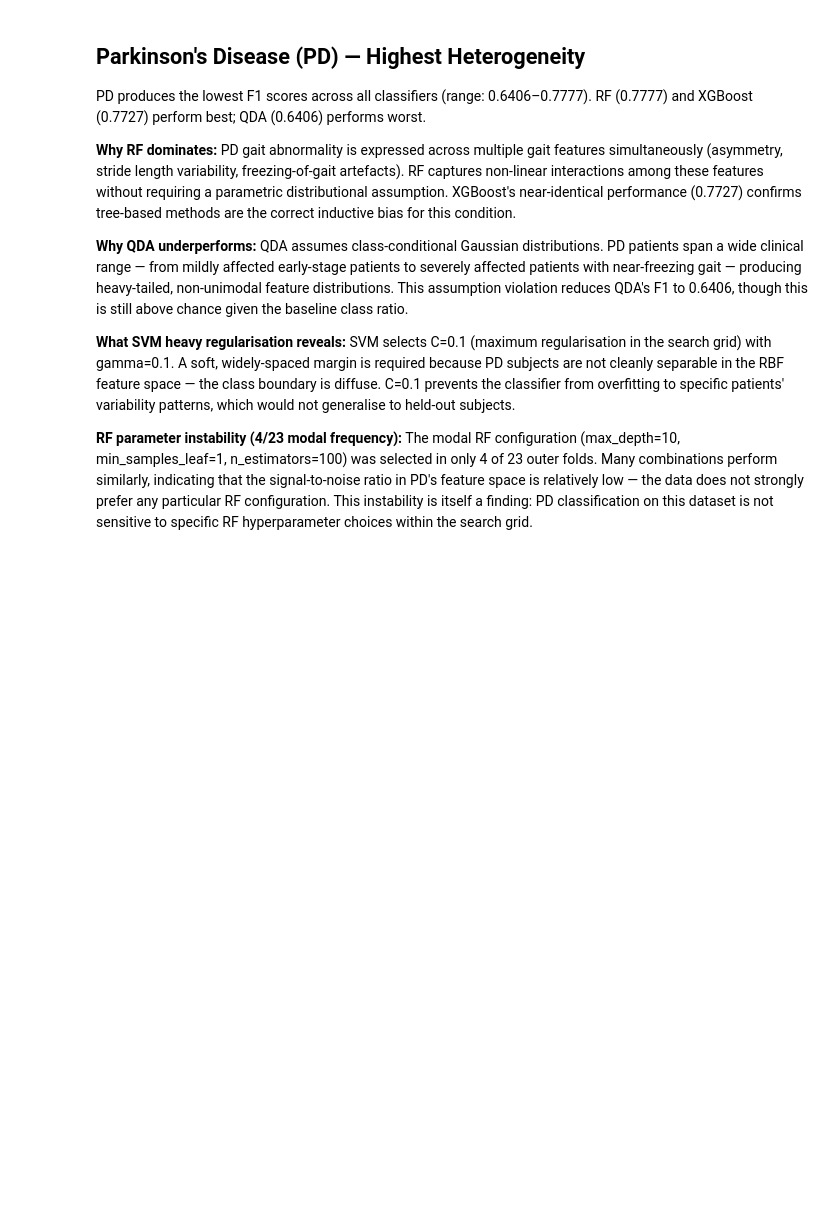
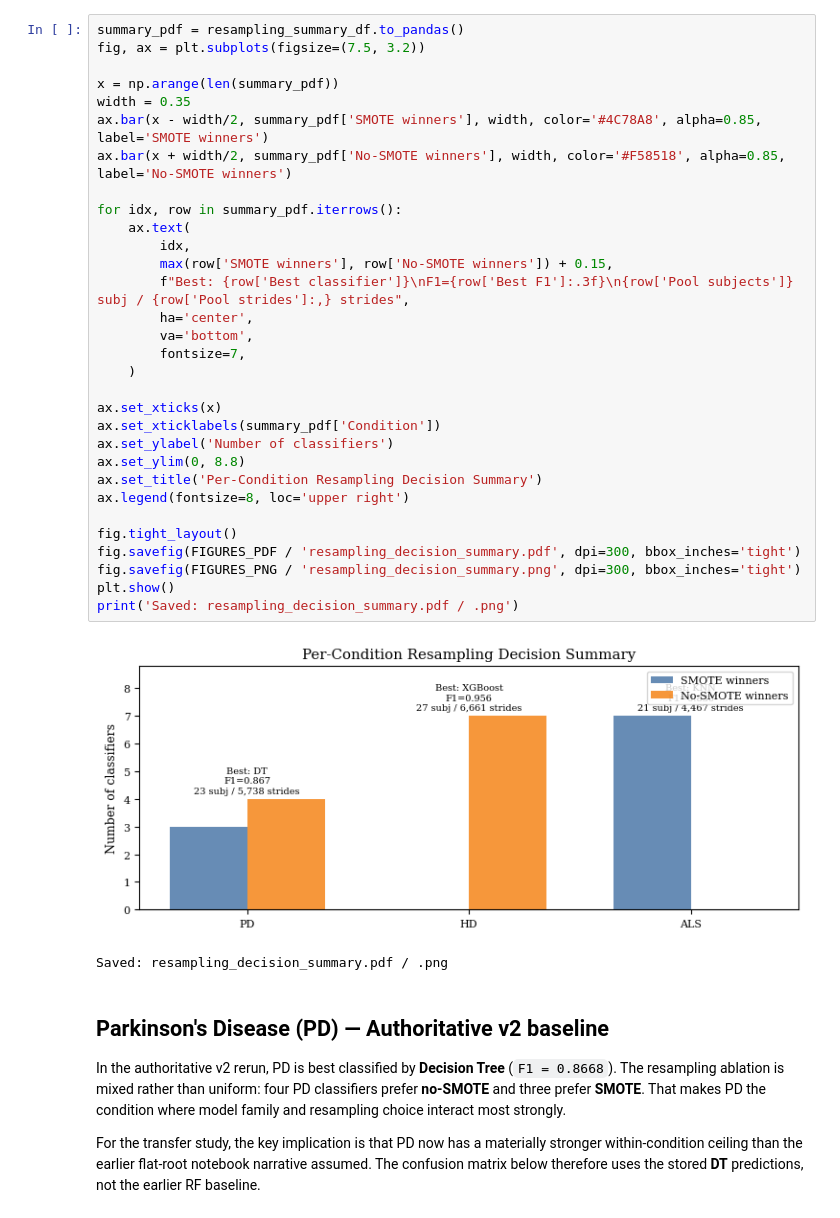
Before and after one commit to Sys-Omertosa/gait-transfer-ndd, a Jupyter notebook: notebooks/02_within_condition.ipynb, the cells around one changed output. Saved outputs shown, nothing was run; the diff lists cells and outputs as text; blank space fills up the shorter version.

```diff
--- a/notebooks/02_within_condition.ipynb
+++ b/notebooks/02_within_condition.ipynb
@@ -213,15 +450,43 @@ Saved: modal_frequency_heatmap.pdf / .png
+# %%
+summary_pdf = resampling_summary_df.to_pandas()
+fig, ax = plt.subplots(figsize=(7.5, 3.2))
+
+x = np.arange(len(summary_pdf))
+width = 0.35
+ax.bar(x - width/2, summary_pdf['SMOTE winners'], width, color='#4C78A8', alpha=0.85, label='SMOTE winners')
+ax.bar(x + width/2, summary_pdf['No-SMOTE winners'], width, color='#F58518', alpha=0.85, label='No-SMOTE winners')
+
+for idx, row in summary_pdf.iterrows():
+    ax.text(
+        idx,
+        max(row['SMOTE winners'], row['No-SMOTE winners']) + 0.15,
+        f"Best: {row['Best classifier']}\nF1={row['Best F1']:.3f}\n{row['Pool subjects']} subj / {row['Pool strides']:,} strides",
+        ha='center',
+        va='bottom',
+        fontsize=7,
+    )
+
+ax.set_xticks(x)
+ax.set_xticklabels(summary_pdf['Condition'])
+ax.set_ylabel('Number of classifiers')
+ax.set_ylim(0, 8.8)
+ax.set_title('Per-Condition Resampling Decision Summary')
+ax.legend(fontsize=8, loc='upper right')
+
+fig.tight_layout()
+fig.savefig(FIGURES_PDF / 'resampling_decision_summary.pdf', dpi=300, bbox_inches='tight')
+fig.savefig(FIGURES_PNG / 'resampling_decision_summary.png', dpi=300, bbox_inches='tight')
+plt.show()
+print('Saved: resampling_decision_summary.pdf / .png')
+# %% [output]
+[figure, added]
+Saved: resampling_decision_summary.pdf / .png
 # %% [markdown]
-## Parkinson's Disease (PD) — Highest Heterogeneity
+## Parkinson's Disease (PD) — Authoritative v2 baseline
 
-PD produces the lowest F1 scores across all classifiers (range: 0.6406–0.7777). RF (0.7777) and XGBoost (0.7727) perform best; QDA (0.6406) performs worst.
+In the authoritative v2 rerun, PD is best classified by **Decision Tree** (`F1 = 0.8668`). The resampling ablation is mixed rather than uniform: four PD classifiers prefer **no-SMOTE** and three prefer **SMOTE**. That makes PD the condition where model family and resampling choice interact most strongly.
 
-**Why RF dominates:** PD gait abnormality is expressed across multiple gait features simultaneously (asymmetry, stride length variability, freezing-of-gait artefacts). RF captures non-linear interactions among these features without requiring a parametric distributional assumption. XGBoost's near-identical performance (0.7727) confirms tree-based methods are the correct inductive bias for this condition.
-
-**Why QDA underperforms:** QDA assumes class-conditional Gaussian distributions. PD patients span a wide clinical range — from mildly affected early-stage patients to severely affected patients with near-freezing gait — producing heavy-tailed, non-unimodal feature distributions. This assumption violation reduces QDA's F1 to 0.6406, though this is still above chance given the baseline class ratio.
-
-**What SVM heavy regularisation reveals:** SVM selects C=0.1 (maximum regularisation in the search grid) with gamma=0.1. A soft, widely-spaced margin is required because PD subjects are not cleanly separable in the RBF feature space — the class boundary is diffuse. C=0.1 prevents the classifier from overfitting to specific patients' variability patterns, which would not generalise to held-out subjects.
-
-**RF parameter instability (4/23 modal frequency):** The modal RF configuration (max\_depth=10, min\_samples\_leaf=1, n\_estimators=100) was selected in only 4 of 23 outer folds. Many combinations perform similarly, indicating that the signal-to-noise ratio in PD's feature space is relatively low — the data does not strongly prefer any particular RF configuration. This instability is itself a finding: PD classification on this dataset is not sensitive to specific RF hyperparameter choices within the search grid.
+For the transfer study, the key implication is that PD now has a materially stronger within-condition ceiling than the earlier flat-root notebook narrative assumed. The confusion matrix below therefore uses the stored **DT** predictions, not the earlier RF baseline.
 # %%
 # PD confusion matrix
 cm_pd = confusion_matrix(y_true_pd, y_pred_pd)
```
Also changed, not shown: parts of 20 cells of this notebook.
